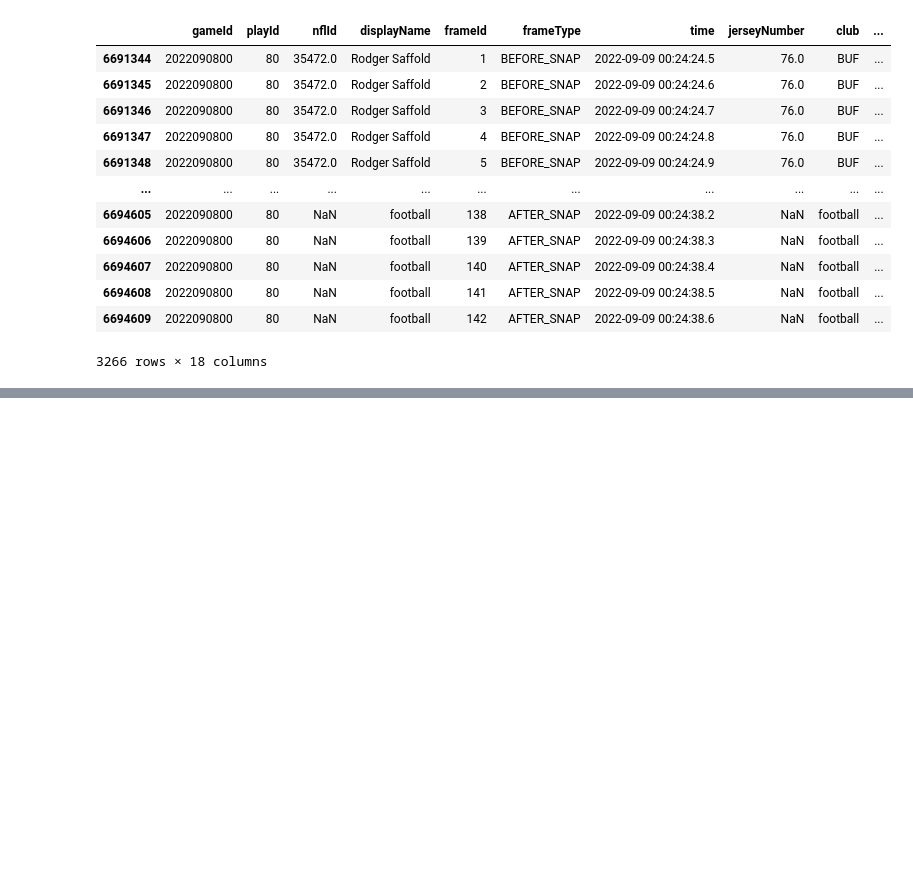
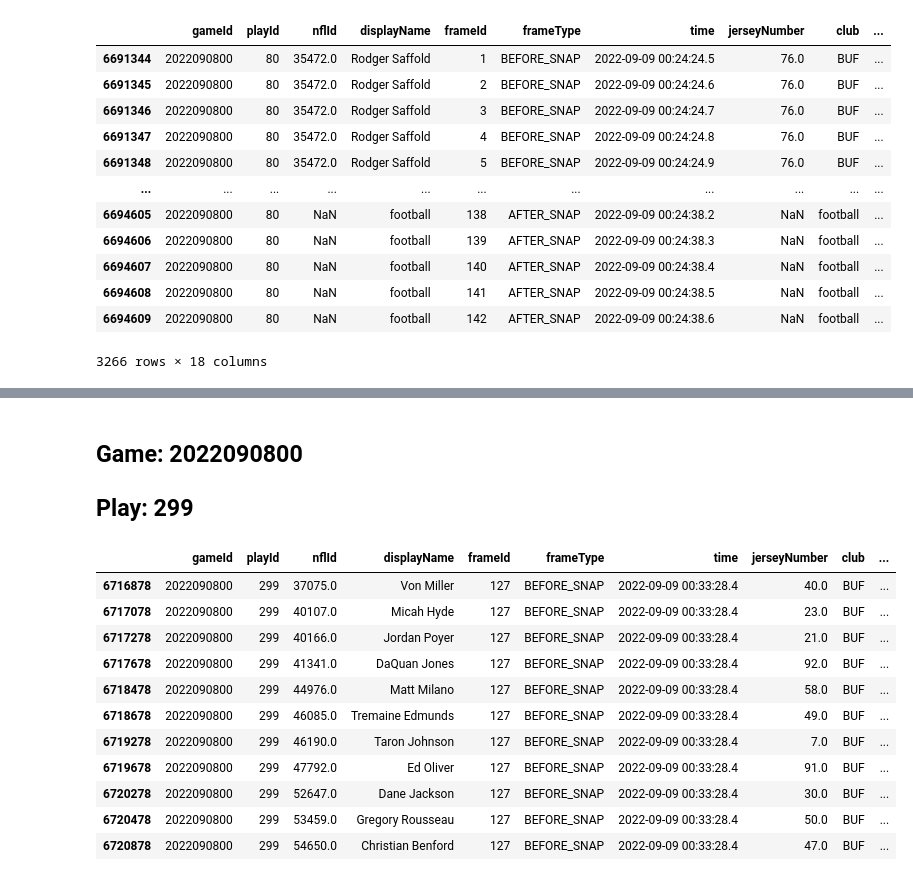
Before and after one commit to lucca-ferraz/bigdatabowl2025, a Jupyter notebook: BDB_EDA.ipynb, the cells around one changed output, grey strips where cells are left out. Cells and saved outputs as stored; diff of their text form; code cells hidden in the pictures; blank space fills up the shorter version.

```diff
--- a/BDB_EDA.ipynb
+++ b/BDB_EDA.ipynb
@@ -349,0 +315,46 @@ plt.show()
+# %% [markdown]
+## Game: 2022090800
+## Play: 299
+# %%
+frame = 153
+# snap = 153, last frame = 200
+
+play299 = tracking_df[(tracking_df['gameId'] == 2022090800)
+                          & (tracking_df['playId'] == 299)]
+                        #   & (tracking_df['frameType'] == 'SNAP')]
+
+play299_ball = tracking_df[(tracking_df['gameId'] == 2022090800)
+                          & (tracking_df['playId'] == 299)
+                          & (tracking_df['frameId'] == frame)
+                          & (tracking_df['club'] == 'football')]
+
+play299_team1 = tracking_df[(tracking_df['gameId'] == 2022090800)
+                           & (tracking_df['playId'] == 299)
+                           & (tracking_df['frameId'] == frame)
+                           & (tracking_df['club'] == 'BUF')]
+
+play299_team2 = tracking_df[(tracking_df['gameId'] == 2022090800)
+                           & (tracking_df['playId'] == 299)
+                           & (tracking_df['frameId'] == frame)
+                           & (tracking_df['club'] == 'LA')]
+# %%
+#play299[(play299['frameId'] == 30) & (play299['club'] == 'LA')]
+
+play299[(play299['frameId'] == 127) & (play299['club'] == 'BUF')]
+
+#play299[(play299['frameId'] == 153)]
+# 4 LA D-Line players : Aaron Donald, Greg Gaines, A'Shawn Robinson, Leonard Floyd
+# 4 BUF D-Line players : 'Tremaine Edmunds', 'Von Miller', 'DaQuan Jones', 'Ed Oliver'
+# %% [output]
+|  | gameId | playId | nflId | displayName | frameId | frameType | time | jerseyNumber | club | ... |
+| 6716878 | 2022090800 | 299 | 37075.0 | Von Miller | 127 | BEFORE_SNAP | 2022-09-09 00:33:28.4 | 40.0 | BUF | ... |
+| 6717078 | 2022090800 | 299 | 40107.0 | Micah Hyde | 127 | BEFORE_SNAP | 2022-09-09 00:33:28.4 | 23.0 | BUF | ... |
+| 6717278 | 2022090800 | 299 | 40166.0 | Jordan Poyer | 127 | BEFORE_SNAP | 2022-09-09 00:33:28.4 | 21.0 | BUF | ... |
+| 6717678 | 2022090800 | 299 | 41341.0 | DaQuan Jones | 127 | BEFORE_SNAP | 2022-09-09 00:33:28.4 | 92.0 | BUF | ... |
+| 6718478 | 2022090800 | 299 | 44976.0 | Matt Milano | 127 | BEFORE_SNAP | 2022-09-09 00:33:28.4 | 58.0 | BUF | ... |
+| 6718678 | 2022090800 | 299 | 46085.0 | Tremaine Edmunds | 127 | BEFORE_SNAP | 2022-09-09 00:33:28.4 | 49.0 | BUF | ... |
+| 6719278 | 2022090800 | 299 | 46190.0 | Taron Johnson | 127 | BEFORE_SNAP | 2022-09-09 00:33:28.4 | 7.0 | BUF | ... |
+| 6719678 | 2022090800 | 299 | 47792.0 | Ed Oliver | 127 | BEFORE_SNAP | 2022-09-09 00:33:28.4 | 91.0 | BUF | ... |
+| 6720278 | 2022090800 | 299 | 52647.0 | Dane Jackson | 127 | BEFORE_SNAP | 2022-09-09 00:33:28.4 | 30.0 | BUF | ... |
+| 6720478 | 2022090800 | 299 | 53459.0 | Gregory Rousseau | 127 | BEFORE_SNAP | 2022-09-09 00:33:28.4 | 50.0 | BUF | ... |
+| 6720878 | 2022090800 | 299 | 54650.0 | Christian Benford | 127 | BEFORE_SNAP | 2022-09-09 00:33:28.4 | 47.0 | BUF | ... |
```
Also changed, not shown: parts of 12 cells of this notebook.
